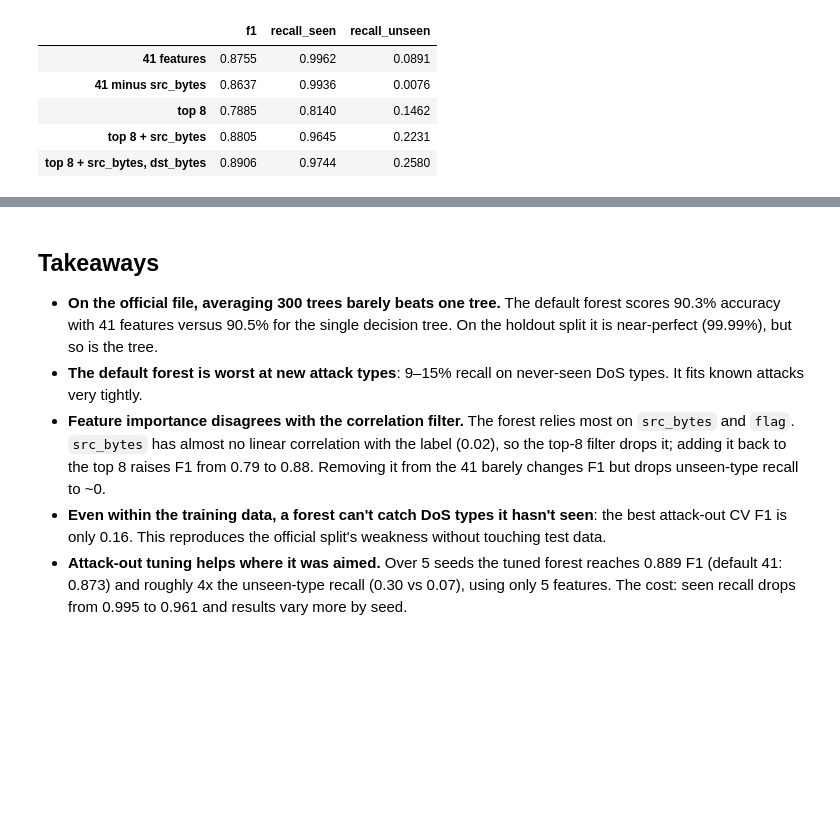
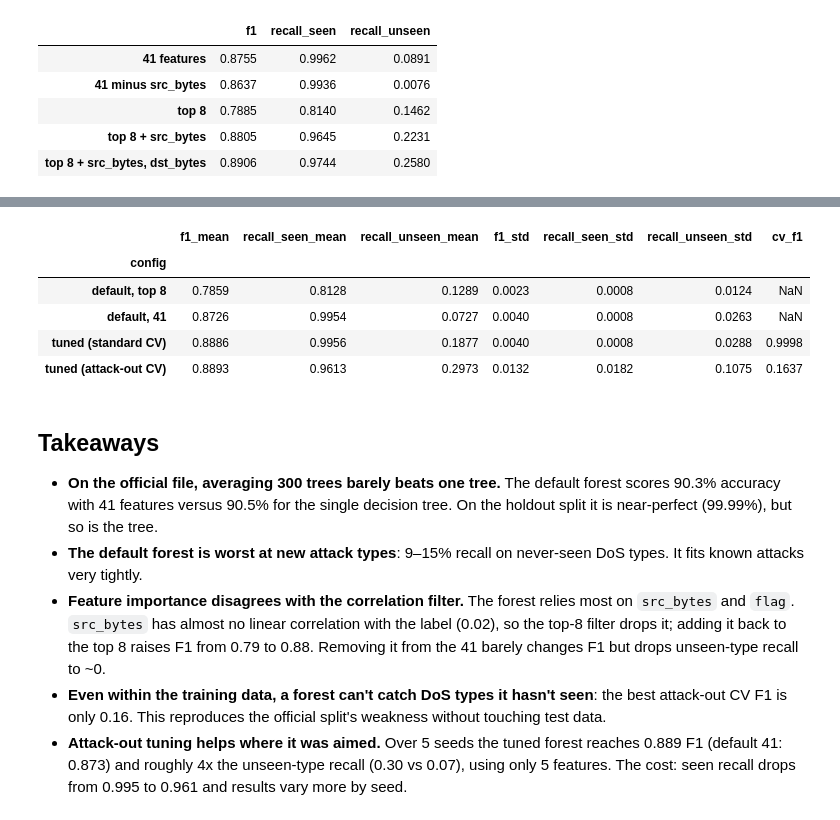
Before and after one commit to jr-cho/ml-network-anomaly-detection, a Jupyter notebook: notebooks/04_random_forest.ipynb, the cells around one changed output, grey strips where cells are left out. Drawn from its saved outputs; the diff is of its cells as text; code cells hidden in the pictures; blank space fills up the shorter version.

Commit message:
bugfix: make rf tuning results reproducible from notebook 04, drop unused nbformat, pin ruff

```diff
--- a/notebooks/04_random_forest.ipynb
+++ b/notebooks/04_random_forest.ipynb
@@ -230,3 +261,41 @@ pd.read_csv(RESULTS_DIR / "rf_tuning.csv", index_col="config").drop(columns="par
+# %%
+if RUN_SEARCH:
+    standard, standard_f1 = run_search(
+        full, StratifiedKFold(3, shuffle=True, random_state=SEED), "standard"
+    )
+    attack_out, attack_out_f1 = run_search(
+        full, list(attack_out_folds(full["train_df"])), "attack-out"
+    )
+
+    # name: (data, params, cv_f1); "top 8" uses the 8-feature preprocessor's columns
+    configs = {
+        "default, top 8": (data[("official", 8)], {"select__max_features": 8}, np.nan),
+        "default, 41": (full, {"select__max_features": 41}, np.nan),
+        "tuned (standard CV)": (full, standard, standard_f1),
+        "tuned (attack-out CV)": (full, attack_out, attack_out_f1),
+    }
+    rows = []
+    for name, (d, params, cv_f1) in configs.items():
+        res = seed_scores(d, params)
+        rows.append(
+            {
+                "config": name,
+                **res.mean().add_suffix("_mean"),
+                **res.std().add_suffix("_std"),
+                "cv_f1": cv_f1,
+                "params": params,
+            }
+        )
+    pd.DataFrame(rows).to_csv(RESULTS_DIR / "rf_tuning.csv", index=False, float_format="%.4f")
+
+pd.read_csv(RESULTS_DIR / "rf_tuning.csv", index_col="config").drop(columns="params")
+# %% [output]
+|  | f1_mean | recall_seen_mean | recall_unseen_mean | f1_std | recall_seen_std | recall_unseen_std | cv_f1 |
+| config |  |  |  |  |  |  |  |
+| default, top 8 | 0.7859 | 0.8128 | 0.1289 | 0.0023 | 0.0008 | 0.0124 | NaN |
+| default, 41 | 0.8726 | 0.9954 | 0.0727 | 0.0040 | 0.0008 | 0.0263 | NaN |
+| tuned (standard CV) | 0.8886 | 0.9956 | 0.1877 | 0.0040 | 0.0008 | 0.0288 | 0.9998 |
+| tuned (attack-out CV) | 0.8893 | 0.9613 | 0.2973 | 0.0132 | 0.0182 | 0.1075 | 0.1637 |
 # %% [markdown]
 ## Takeaways
 
```
Also changed, not shown: parts of 3 cells of this notebook, 3 other files.
